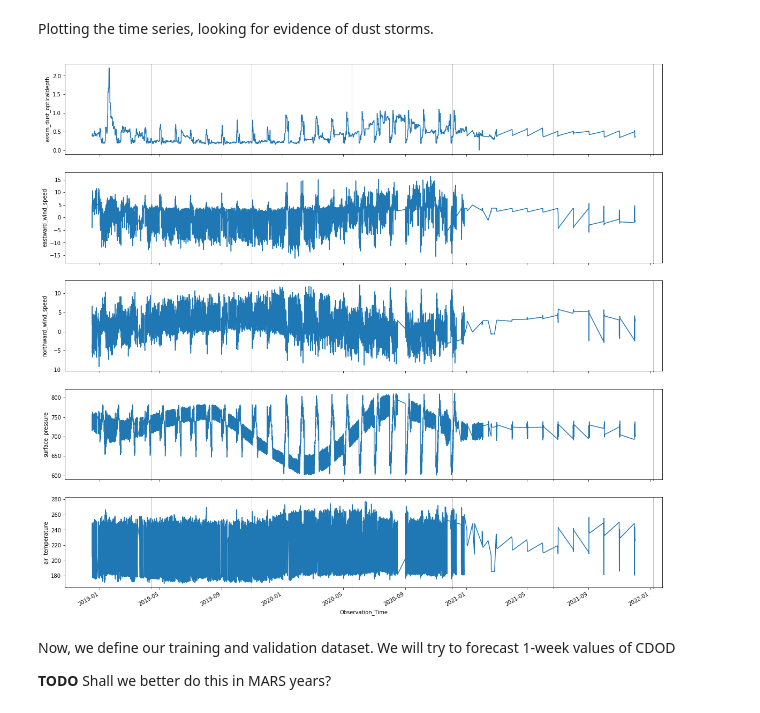
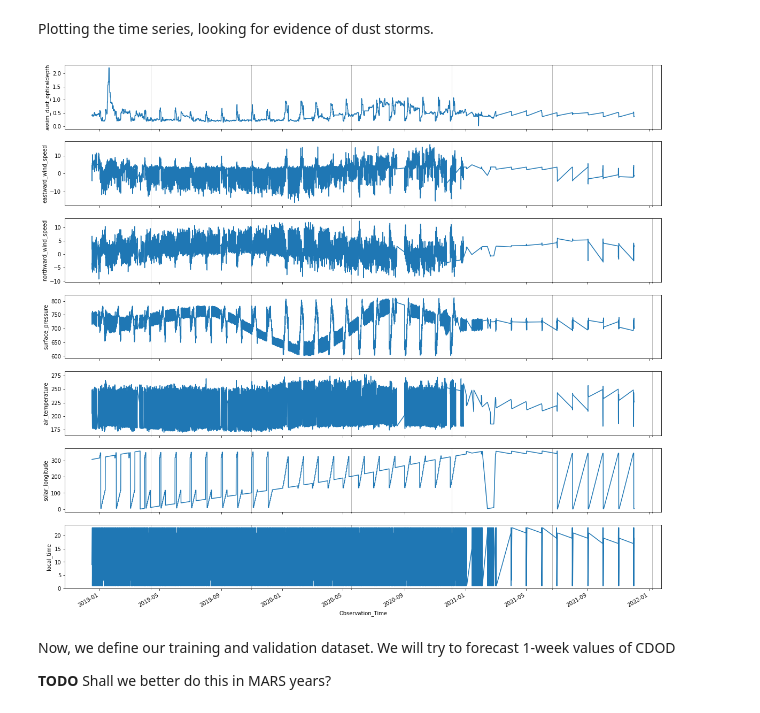
Before and after one commit to amelBennaceur/OpenMarsML, a Jupyter notebook: insight_data_analysis.py.ipynb, the cells around one changed output. Cells and saved outputs as stored; diff of their text form; code cells hidden in the pictures.

```diff
--- a/insight_data_analysis.py.ipynb
+++ b/insight_data_analysis.py.ipynb
@@ -92,16 +92,18 @@ Plotting the time series, looking for evidence of dust storms.
 # %%
 from typing import List
 
 target_columns: List[str] = ["assim_dust_opticaldepth",
                              "eastward_wind_speed",
                              "northward_wind_speed",
                              "surface_pressure",
-                             "air_temperature"]
+                             "air_temperature",
+                             "solar_longitude",
+                             "local_time"]
 
 insight_lander.plot_time_series(dataframe=data_frame,
                                 column_names=target_columns)
 # %% [output]
-[figure, old version]
+[figure, new version]
 # %% [markdown]
 Now, we define our training and validation dataset. We will try to forecast 1-week values of CDOD
 
```
Also changed, not shown: parts of 7 cells of this notebook, 1 other file.
